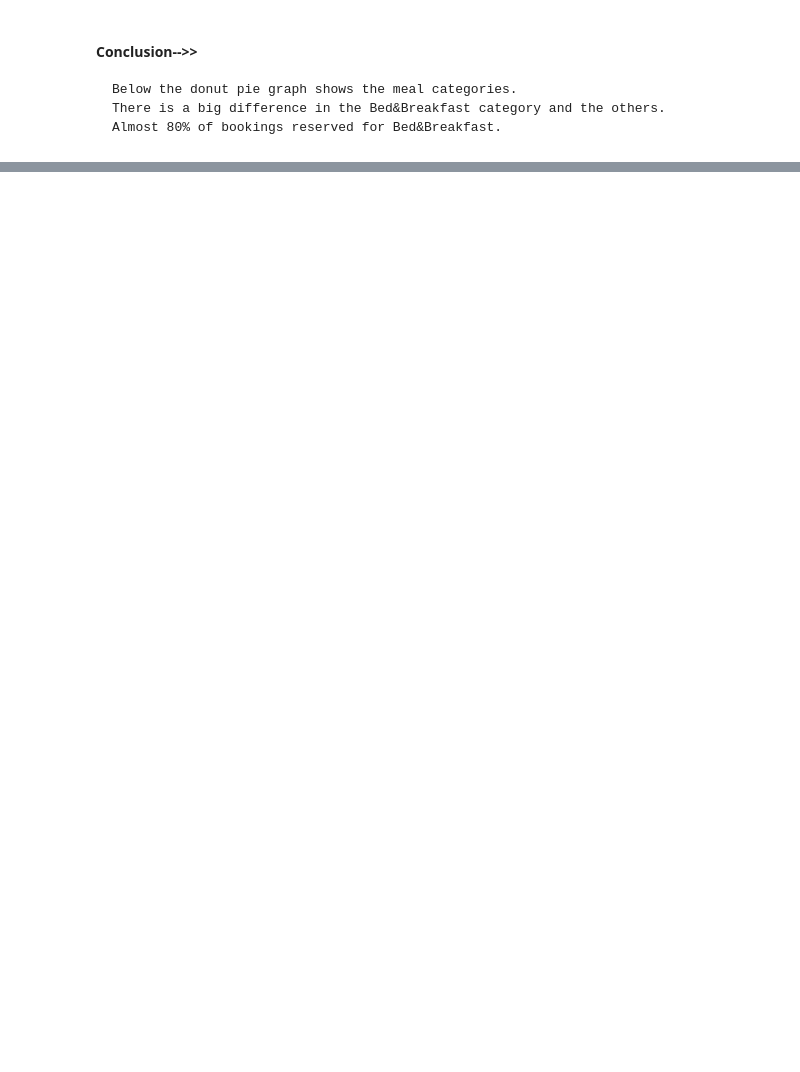
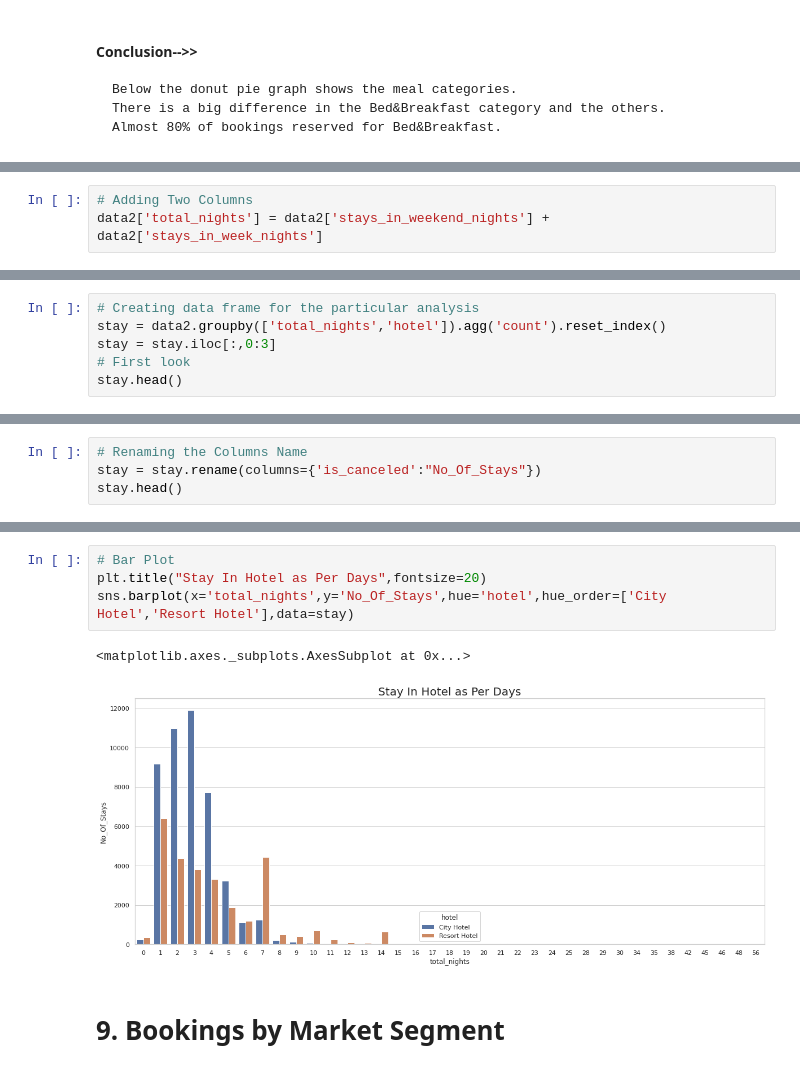
Before and after one commit to AnkitPatel745/Hotel-Booking-Analysis---Capstone-Project, a Jupyter notebook: Hotel_Booking_Analysis_Capstone_Project.ipynb, the cells around one changed output, grey strips where cells are left out. Cells and saved outputs as stored; diff of their text form; blank space fills up the shorter version.

```diff
--- a/Hotel_Booking_Analysis_Capstone_Project.ipynb
+++ b/Hotel_Booking_Analysis_Capstone_Project.ipynb
@@ -941,0 +1136,3 @@ px.pie(df,values = df['meal'].value_counts(),names=df['meal'].value_counts().ind
+# %%
+# Adding Two Columns
+data2['total_nights'] = data2['stays_in_weekend_nights'] + data2['stays_in_week_nights']
@@ -941,0 +1153,6 @@ px.pie(df,values = df['meal'].value_counts(),names=df['meal'].value_counts().ind
+# %%
+# Creating data frame for the particular analysis
+stay = data2.groupby(['total_nights','hotel']).agg('count').reset_index()
+stay = stay.iloc[:,0:3]
+# First look
+stay.head()
@@ -941,0 +1166,4 @@ px.pie(df,values = df['meal'].value_counts(),names=df['meal'].value_counts().ind
+# %%
+# Renaming the Columns Name
+stay = stay.rename(columns={'is_canceled':"No_Of_Stays"})
+stay.head()
@@ -941,0 +1177,9 @@ px.pie(df,values = df['meal'].value_counts(),names=df['meal'].value_counts().ind
+# %%
+# Bar Plot
+plt.title("Stay In Hotel as Per Days",fontsize=20)
+sns.barplot(x='total_nights',y='No_Of_Stays',hue='hotel',hue_order=['City Hotel','Resort Hotel'],data=stay)
+# %% [output]
+<matplotlib.axes._subplots.AxesSubplot at 0x...>
+[figure, added]
+# %% [markdown]
+# **9. Bookings by Market Segment**
```
Also changed, not shown: parts of 47 cells of this notebook.
